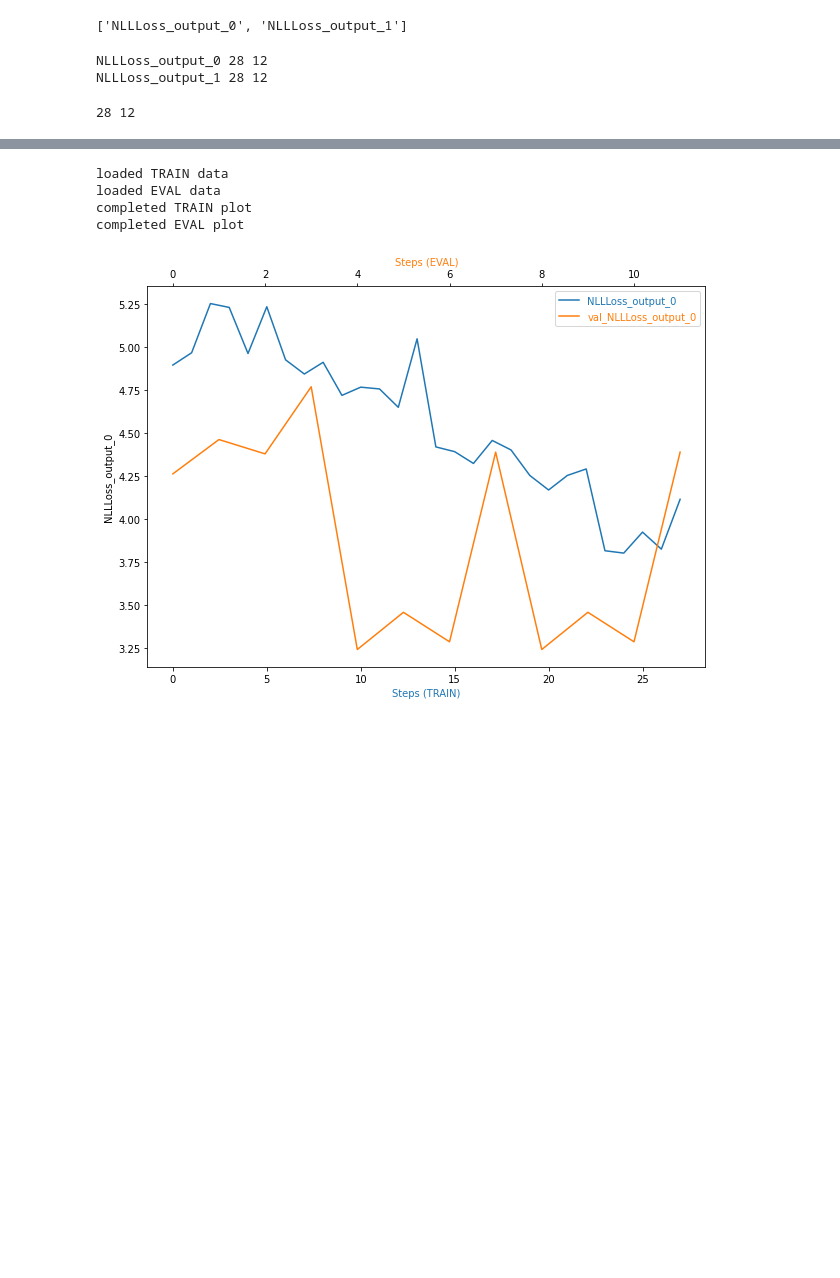
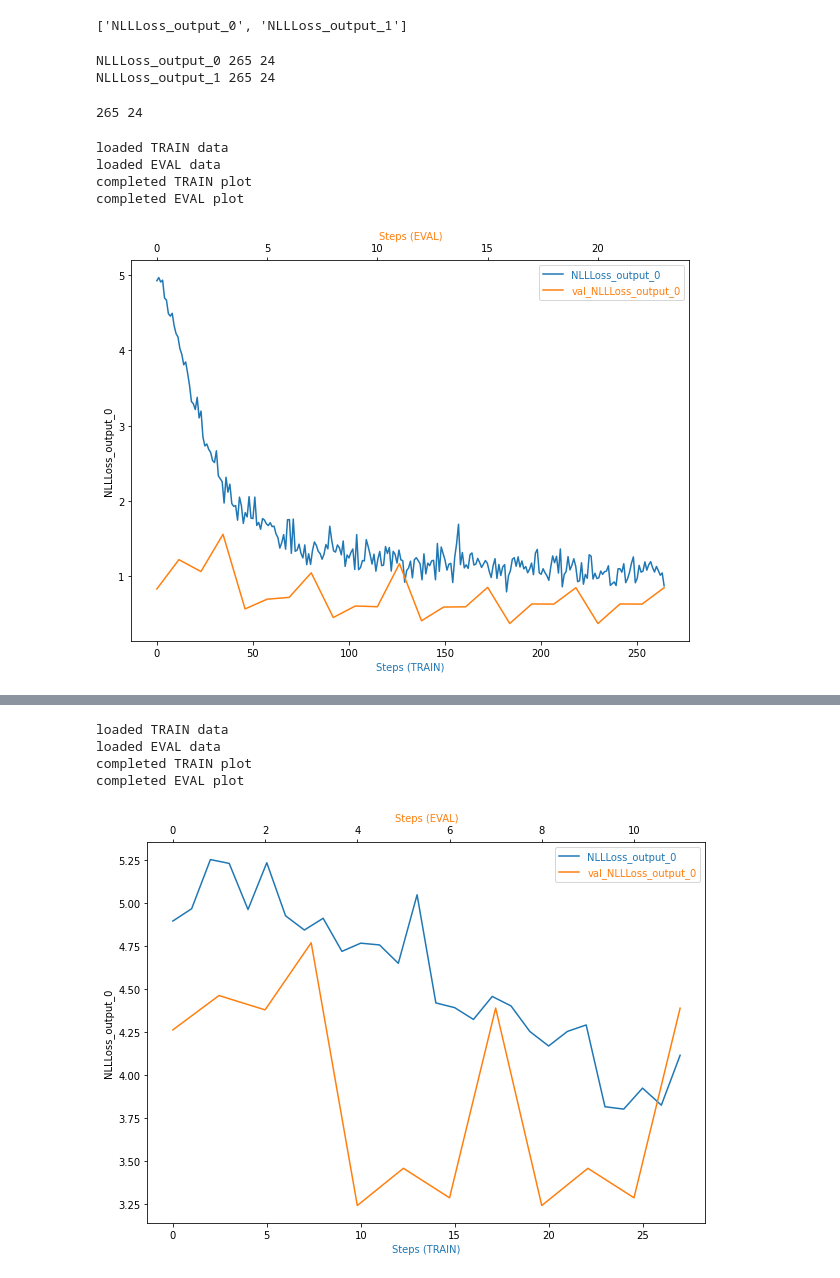
Before and after one commit to edgarinvillegas/my-ml-playground, a Jupyter notebook: machine-learning-engineering/prj-dog-breed-classifier/train_and_deploy.ipynb, the cells around one changed output, grey strips where cells are left out. Drawn from its saved outputs; the diff is of its cells as text; code cells hidden in the pictures; blank space fills up the shorter version.

Commit message:
feat: Stable version with train dataset

```diff
--- a/machine-learning-engineering/prj-dog-breed-classifier/train_and_deploy.ipynb
+++ b/machine-learning-engineering/prj-dog-breed-classifier/train_and_deploy.ipynb
@@ -214,7 +214,7 @@ estimator = PyTorch(
   role=sagemaker.get_execution_role(),
   # instance_type='ml.m5.large',
   instance_type='ml.p3.2xlarge',
-  instance_count=1,
+  instance_count=2,
   entry_point='./train_model.py',
   framework_version='1.8',
   py_version='py36',
@@ -225,7 +225,7 @@ estimator = PyTorch(
 )
 
 estimator.fit({
-    'train': f'{data_s3_uri}/valid',
+    'train': f'{data_s3_uri}/train',
     'test': f'{data_s3_uri}/test',
 }, wait=True)
 # %% [output]
@@ -277,15 +275,15 @@ for tensor_name in trial.tensor_names():
     eval_datapoints = len(trial.tensor(tensor_name).steps(mode=ModeKeys.EVAL))
     print(tensor_name, train_datapoints, eval_datapoints)
 # %% [output]
-NLLLoss_output_0 28 12
-NLLLoss_output_1 28 12
+NLLLoss_output_0 265 24
+NLLLoss_output_1 265 24
 # %%
 loss_tensor_name = "NLLLoss_output_0"
 train_datapoints = len(trial.tensor(loss_tensor_name).steps(mode=ModeKeys.TRAIN))
 eval_datapoints = len(trial.tensor(loss_tensor_name).steps(mode=ModeKeys.EVAL))
 print(train_datapoints, eval_datapoints)
 # %% [output]
-28 12
+265 24
 # %%
 def get_data(trial, tname, mode):
     tensor = trial.tensor(tname)
@@ -330,3 +328,11 @@ def plot_tensor(trial, tensor_name):
     plt.ylabel(tensor_name)
 
     plt.show()
+# %%
+plot_tensor(trial, loss_tensor_name)
+# %% [output]
+loaded TRAIN data
+loaded EVAL data
+completed TRAIN plot
+completed EVAL plot
+[figure, added]
```
Also changed, not shown: parts of 4 cells of this notebook.
